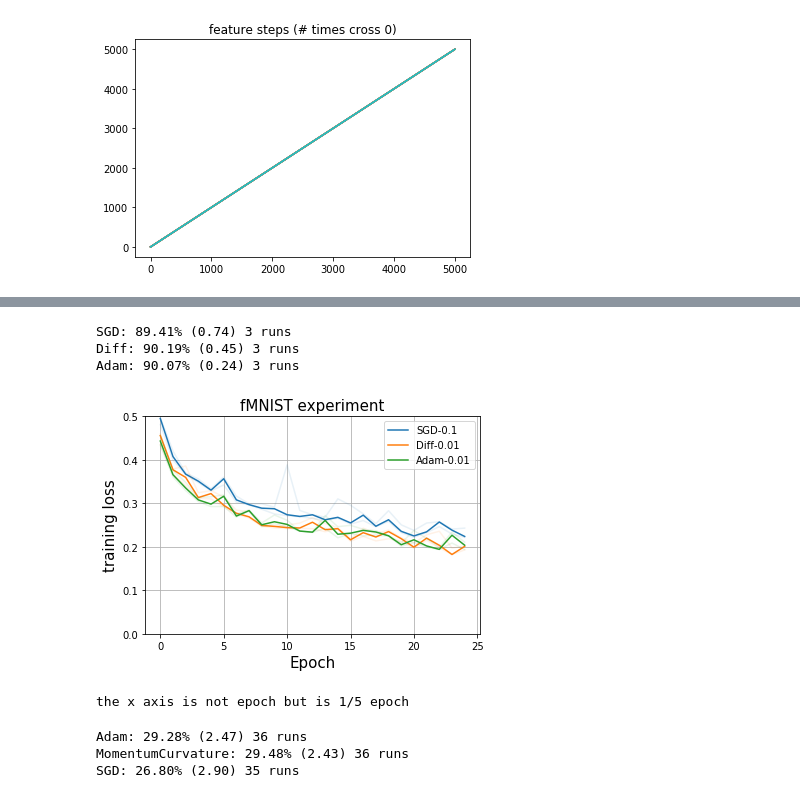
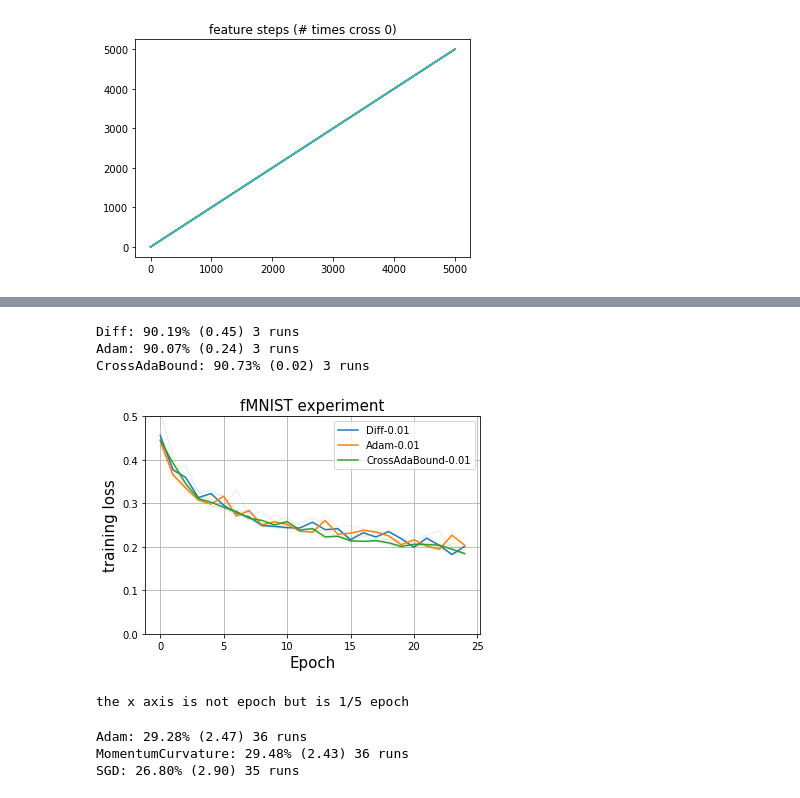
Before and after one commit to nathanwang000/MTL, a Jupyter notebook: optimizer_exp.ipynb, the cells around one changed output, grey strips where cells are left out. Cells and saved outputs as stored; diff of their text form; code cells hidden in the pictures.

```diff
--- a/optimizer_exp.ipynb
+++ b/optimizer_exp.ipynb
@@ -223,7 +227,7 @@ import matplotlib.pyplot as plt
 
 for k, e in errors.items():
     #if k in ['AlphaSGD', 'AlphaAdam', 'Adam', 'MomentumCurvature', 'SGD', 'AlphaDiff']:
-    if k in ['Swats', 'Adam', 'CrossBound', 'SGD', 'AdaBound', 'CrossAdaBound', 'CrossAdaSGD']:
+    if k in ['Swats', 'Adam', 'CrossBound', 'SGD', 'AdaBound', 'CrossAdaBound', 'CrossAdaSGD', 'CrossBound2']:
         plt.semilogy(smooth(e,1), label=k)
     #plt.plot(smooth(e,1), label=k)
 #plt.ylabel(r'$\Vert x-x^* \Vert_2$', fontsize=15)
@@ -569,23 +590,23 @@ the x axis is not epoch but is 1/5 epoch
 # %%
 # methods = ['AdamC1(1,1)', 'Adam', 'AdamC2(1,1)'] # which variance to use?
 # methods = ['AlphaDiff(1,1)', 'AlphaAdam(1,1)', 'SGD'] # what to use?
-methods = ['Adam', 'Diff', 'SGD'] # what to use?
+# methods = ['Adam', 'Diff', 'SGD'] # what to use?
 # methods = ['AlphaDiff(1,1)', 'AlphaDiff(0,1)', 'AlphaDiff(1,0)'] # what is dominant
 # methods = ['AlphaAdam(1,1)', 'AlphaAdam(0,1)', 'AlphaAdam(1,0)'] # what is dominant
 # methods = ['Swats', 'AdaBound', 'CrossAdaBound', 'CrossBound'] # when to switch?
 # methods = ['AlphaDiff(1,1)', 'AlphaAdam(1,1)', 'CrossAdaBound'] # best comparison
-# methods = ['Adam', 'Diff', 'CrossBound'] # best comparison
+methods = ['Adam', 'Diff', 'CrossAdaBound'] # best comparison
 
 
 plot_best('/data2/jiaxuan/2019/pytorch_tutorial_fork/tutorials/02-intermediate/fmnist_cnn/train_loss/*train_losses',
-          title='fMNIST experiment', smooth_window=1, ylim=[0, 0.5], methods=methods)
+          title='fMNIST experiment', smooth_window=1, ylim=[0, 0.5], methods=methods, lr=0.01)
 
 print('the x axis is not epoch but is 1/5 epoch')
 # %% [output]
-SGD: 89.41% (0.74) 3 runs
 Diff: 90.19% (0.45) 3 runs
 Adam: 90.07% (0.24) 3 runs
+CrossAdaBound: 90.73% (0.02) 3 runs
-[figure, old version]
+[figure, new version]
 the x axis is not epoch but is 1/5 epoch
 # %%
 plot_best('/data2/jiaxuan/2019/pytorch_tutorial_fork/tutorials/02-intermediate/CIFAR10_limited/train_loss/*train_losses',
```
Also changed, not shown: parts of 14 cells of this notebook, 3 other files.
